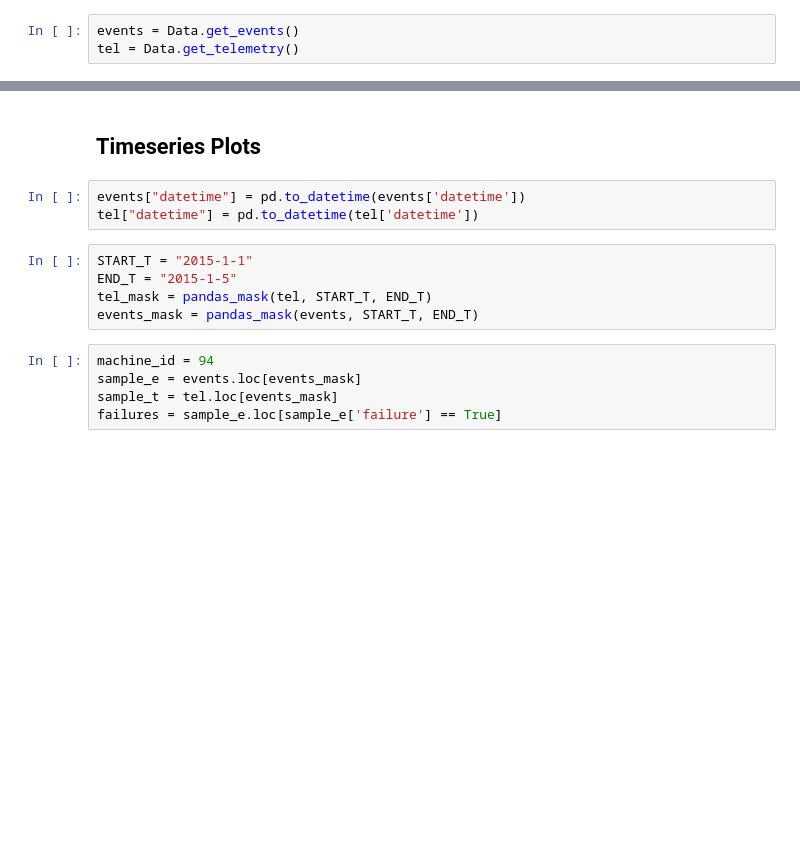
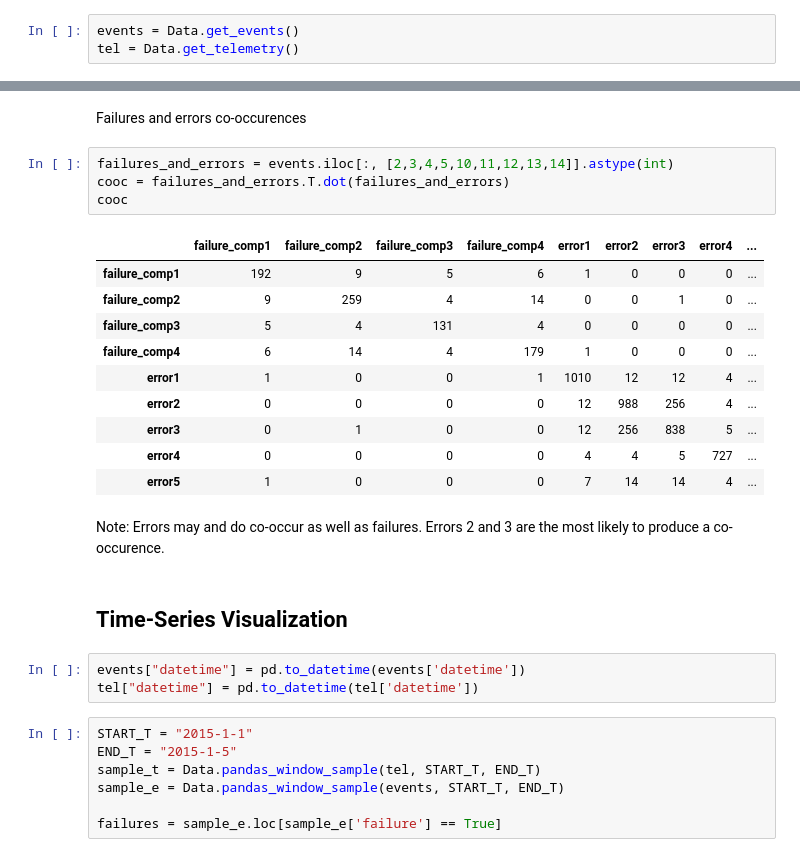
Before and after one commit to stevenjlm/marching-penguin, a Jupyter notebook: src/data_parsing/explore.ipynb, the cells around one changed output, grey strips where cells are left out. Cells and saved outputs as stored; diff of their text form; blank space fills up the shorter version.

```diff
--- a/src/data_parsing/explore.ipynb
+++ b/src/data_parsing/explore.ipynb
@@ -22,15 +90,31 @@ tel.head()
+# %% [markdown]
+Failures and errors co-occurences
+# %%
+failures_and_errors = events.iloc[:, [2,3,4,5,10,11,12,13,14]].astype(int)
+cooc = failures_and_errors.T.dot(failures_and_errors)
+cooc
+# %% [output]
+|  | failure_comp1 | failure_comp2 | failure_comp3 | failure_comp4 | error1 | error2 | error3 | error4 | ... |
+| failure_comp1 | 192 | 9 | 5 | 6 | 1 | 0 | 0 | 0 | ... |
+| failure_comp2 | 9 | 259 | 4 | 14 | 0 | 0 | 1 | 0 | ... |
+| failure_comp3 | 5 | 4 | 131 | 4 | 0 | 0 | 0 | 0 | ... |
+| failure_comp4 | 6 | 14 | 4 | 179 | 1 | 0 | 0 | 0 | ... |
+| error1 | 1 | 0 | 0 | 1 | 1010 | 12 | 12 | 4 | ... |
+| error2 | 0 | 0 | 0 | 0 | 12 | 988 | 256 | 4 | ... |
+| error3 | 0 | 1 | 0 | 0 | 12 | 256 | 838 | 5 | ... |
+| error4 | 0 | 0 | 0 | 0 | 4 | 4 | 5 | 727 | ... |
+| error5 | 1 | 0 | 0 | 0 | 7 | 14 | 14 | 4 | ... |
+# %% [markdown]
+Note: Errors may and do co-occur as well as failures. Errors 2 and 3 are the most likely to produce a co-occurence.
 # %% [markdown]
-## Timeseries Plots
+## Time-Series Visualization
 # %%
 events["datetime"] = pd.to_datetime(events['datetime'])
 tel["datetime"] = pd.to_datetime(tel['datetime'])
 # %%
 START_T = "2015-1-1"
 END_T = "2015-1-5"
-tel_mask = pandas_mask(tel, START_T, END_T)
-events_mask = pandas_mask(events, START_T, END_T)
+sample_t = Data.pandas_window_sample(tel, START_T, END_T)
+sample_e = Data.pandas_window_sample(events, START_T, END_T)
+
+failures = sample_e.loc[sample_e['failure'] == True]
-# %%
-machine_id = 94
-sample_e = events.loc[events_mask]
-sample_t = tel.loc[events_mask]
-failures = sample_e.loc[sample_e['failure'] == True]
```
Also changed, not shown: parts of 24 cells of this notebook, 2 other files.
